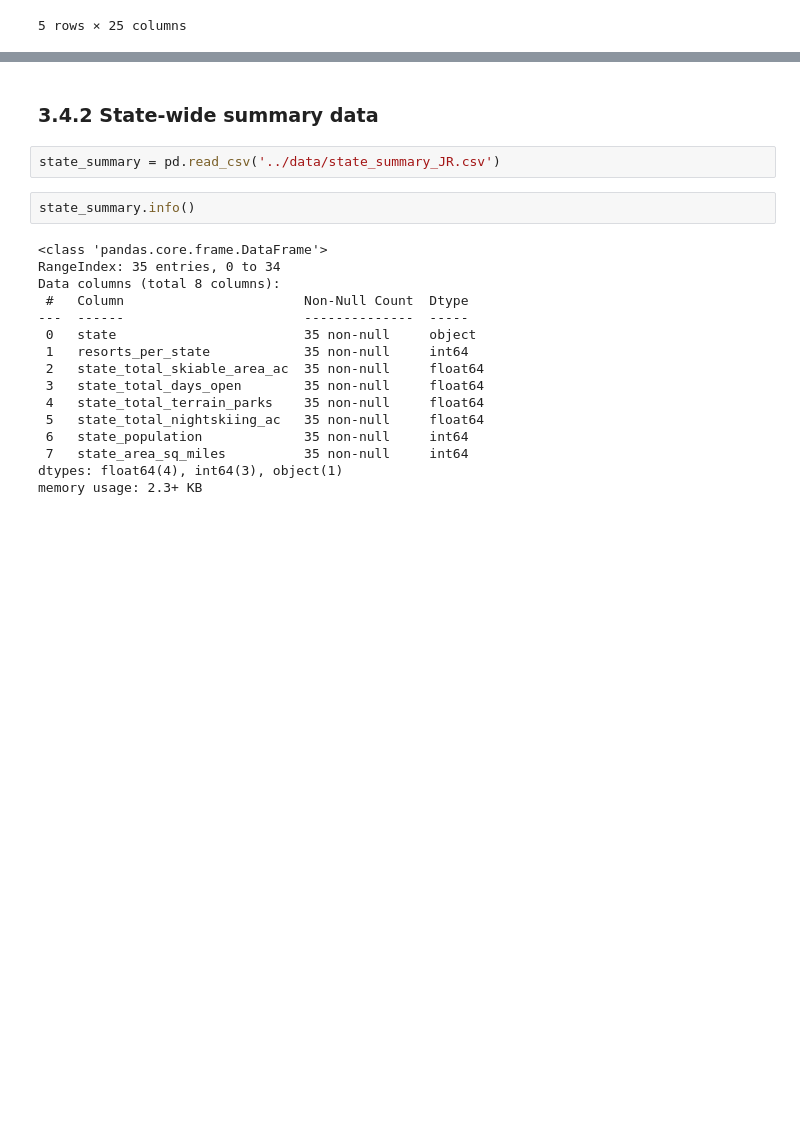
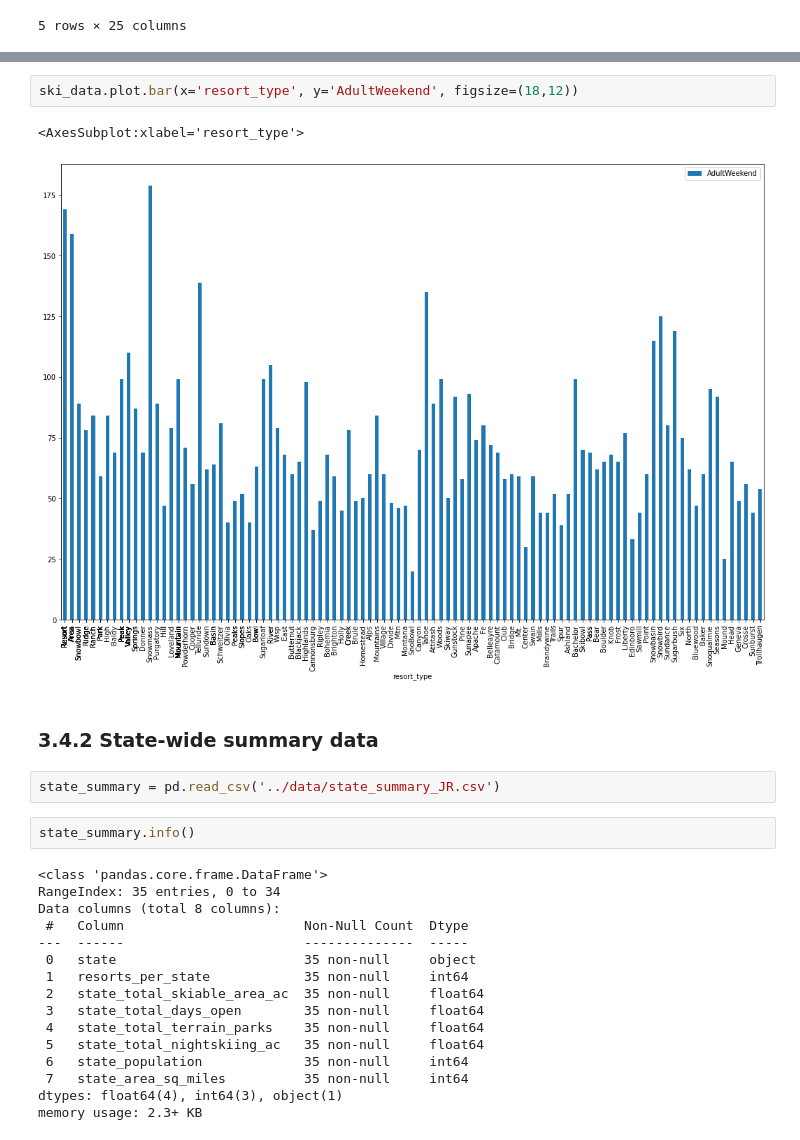
Before and after one commit to jroback/DataScienceGuidedCapstone, a Jupyter notebook: Notebooks/03_exploratory_data_analysis.ipynb, the cells around one changed output, grey strips where cells are left out. Saved outputs shown, nothing was run; the diff lists cells and outputs as text; blank space fills up the shorter version.

```diff
--- a/Notebooks/03_exploratory_data_analysis.ipynb
+++ b/Notebooks/03_exploratory_data_analysis.ipynb
@@ -88,3 +162,8 @@ ski_data.head()
+# %%
+ski_data.plot.bar(x='resort_type', y='AdultWeekend', figsize=(18,12))
+# %% [output]
+<AxesSubplot:xlabel='resort_type'>
+[figure, added]
 # %% [markdown]
 ### 3.4.2 State-wide summary data<a id='3.4.2_State-wide_summary_data'></a>
 # %%
```
Also changed, not shown: parts of 6 cells of this notebook.
